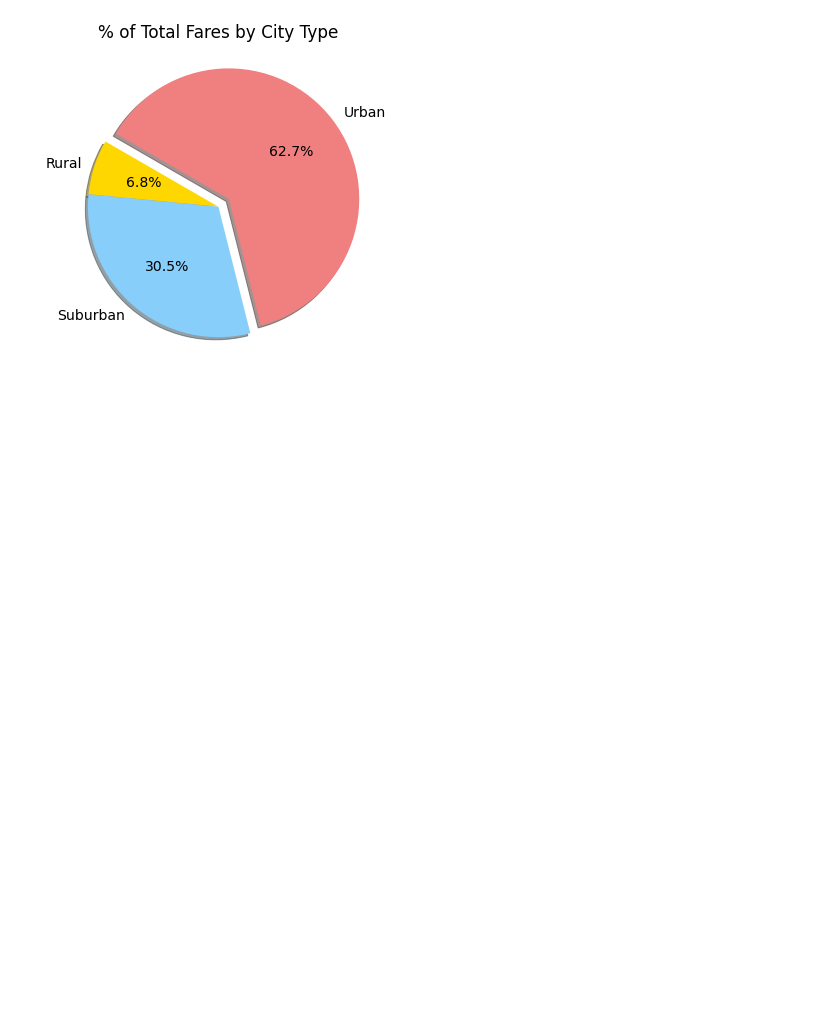
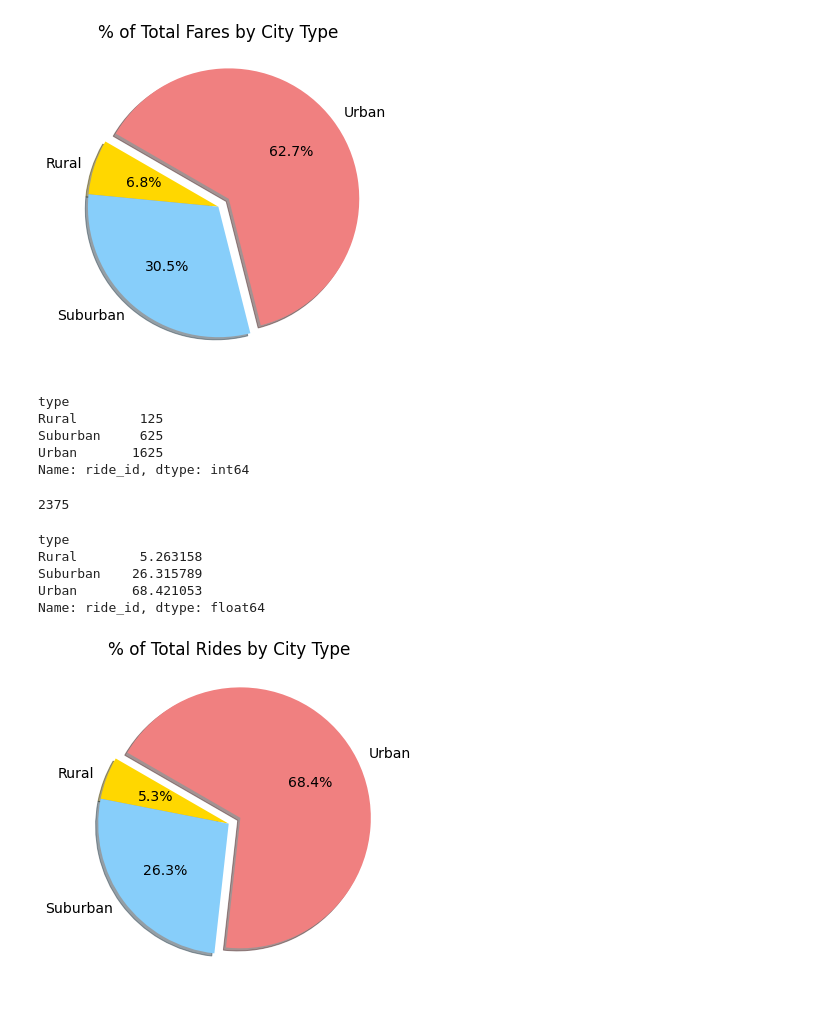
Before and after one commit to shumph10/PyBer_Analysis, a Jupyter notebook: PyBer.ipynb, the cells around one changed output. Drawn from its saved outputs; the diff is of its cells as text; code cells hidden in the pictures; blank space fills up the shorter version.

Commit message:
added graph for % total rides by city type

```diff
--- a/PyBer.ipynb
+++ b/PyBer.ipynb
@@ -807,3 +807,30 @@ plt.savefig("analysis/Fig5")
 plt.show()
 # %% [output]
 [figure]
+# %%
+#create pie chart for %total rides by city type
+#get total # rides per city type
+sum_rides_by_type = pyber_data_df.groupby(["type"]).count()['ride_id']
+sum_rides_by_type
+# %% [output]
+type
+Rural        125
+Suburban     625
+Urban       1625
+Name: ride_id, dtype: int64
+# %%
+#get total rides for all city types
+total_rides = pyber_data_df["ride_id"].count()
+total_rides
+# %% [output]
+2375
+# %%
+#calc the % of total rides for each city type
+ride_percents = sum_rides_by_type / total_rides *100
+ride_percents
+# %% [output]
+type
+Rural        5.263158
+Suburban    26.315789
+Urban       68.421053
+Name: ride_id, dtype: float64
@@ -809,0 +842,25 @@ plt.show()
+# %%
+###edit code from last pie chart to make one for rides by city type
+#make rides by city pie chart
+#import matplotlib for font size changes
+#no need to import matplotlib since it was done before
+#change chart size
+plt.subplots(figsize=(10,6))
+#build chart
+##change to ride_percents array
+plt.pie(ride_percents,
+        labels=["Rural", "Suburban", "Urban"],
+       colors = ["Gold", "lightskyblue", "lightcoral"],
+       explode = [0, 0, 0.1],
+       autopct='%1.1f%%',
+        shadow=True,
+        startangle=150)
+plt.title("% of Total Rides by City Type")
+#Change the default font size from 10 to 14
+mpl.rcParams['font.size']=14
+#save figure
+##change name to total rides
+plt.savefig("analysis/Fig6_%total_rides_by_city_type.png")
+plt.show()
+# %% [output]
+[figure, added]
```
Also changed, not shown: parts of 2 cells of this notebook, 2 other files.
